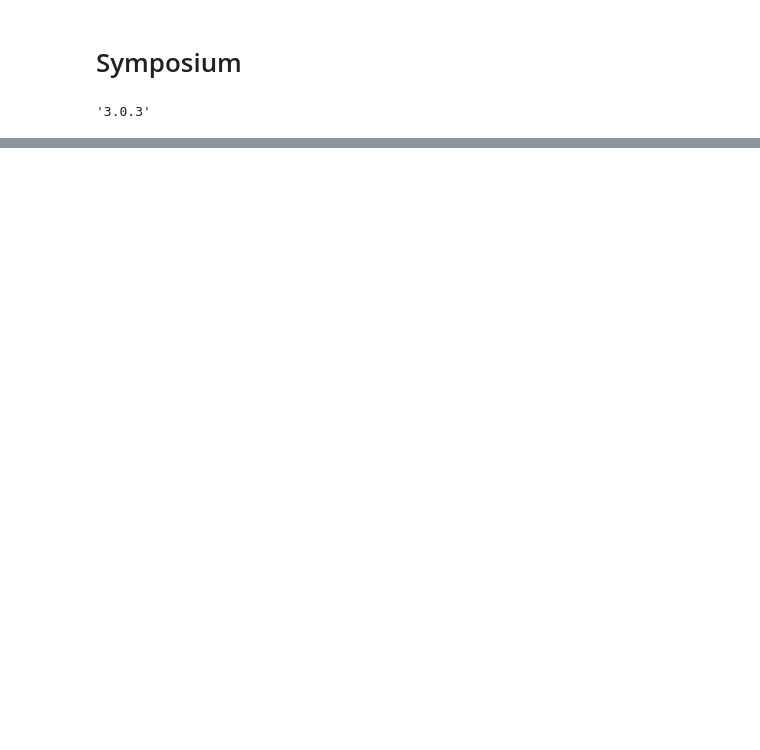
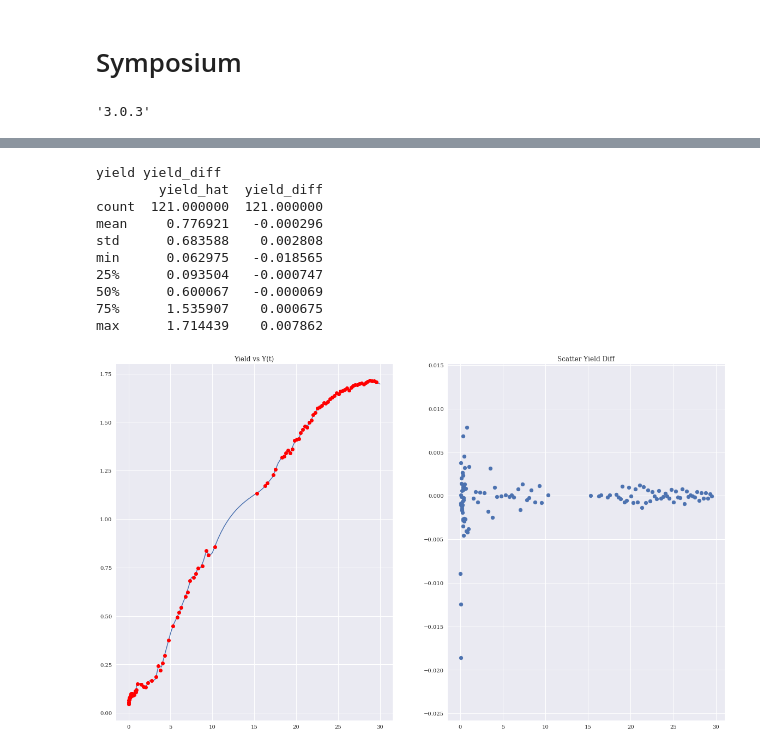
Before and after one commit to slpenn13/Speaking, a Jupyter notebook: fsu202011/FSU_symposium.ipynb, the cells around one changed output, grey strips where cells are left out. Drawn from its saved outputs; the diff is of its cells as text; code cells hidden in the pictures; blank space fills up the shorter version.

```diff
--- a/fsu202011/FSU_symposium.ipynb
+++ b/fsu202011/FSU_symposium.ipynb
@@ -166,20 +15,0 @@ Round your answer to 2 decimal places.
-# %%
-filen ="../fnl_p5_options.json"
-with open(filen, "r") as fp:
-    opt2 = json.load(fp)
-fp.close()
-cf_cpn_mth1 = cv.curve_builder(opt2, method=1, dbg=False)
-print(cf_cpn_mth1.results)
-columns = ['CF', 'zero', 'maturity','duration']
-dates = [bdte.BusinessDate(2002, 8, 27), bdte.BusinessDate(2005, 12, 7), bdte.BusinessDate(2006, 9, 8), bdte.BusinessDate(2008, 10,13)]
-
-cf = pd.DataFrame(np.zeros([len(dates),len(columns)]), columns=columns, index=dates)
-simple_cash=[80., 100., 60., 250.]; i=0
-for indx, row in cf.iterrows():
-    row['CF'] = simple_cash[i]
-    row['zero'] = cf_cpn_mth1.zeros.matrix.loc[indx, 'zero']
-    row['maturity'] = cf_cpn_mth1.zeros.matrix.loc[indx, 'maturity']
-    i = i + 1
-
-print(cf)
-print(cf.CF.dot(cf.zero))
@@ -566,0 +276,16 @@ print(round(100*price, 2), round(100*res_vol_black, 2), round(10000*res_vol_bach
+# %%
+rvw = int_disc_rvw.discount_calculator_review(options_lor['review'], fitted.zeros, dbg=True)
+rvw.review()
+rvw.plot_act_projected('yield', title=['Yield vs Y(t)','Scatter Yield Diff'])
+# %% [output]
+yield yield_diff
+        yield_hat  yield_diff
+count  121.000000  121.000000
+mean     0.776921   -0.000296
+std      0.683588    0.002808
+min      0.062975   -0.018565
+25%      0.093504   -0.000747
+50%      0.600067   -0.000069
+75%      1.535907    0.000675
+max      1.714439    0.007862
+[figure, added]
```
Also changed, not shown: parts of 53 cells of this notebook, 4 other files.
